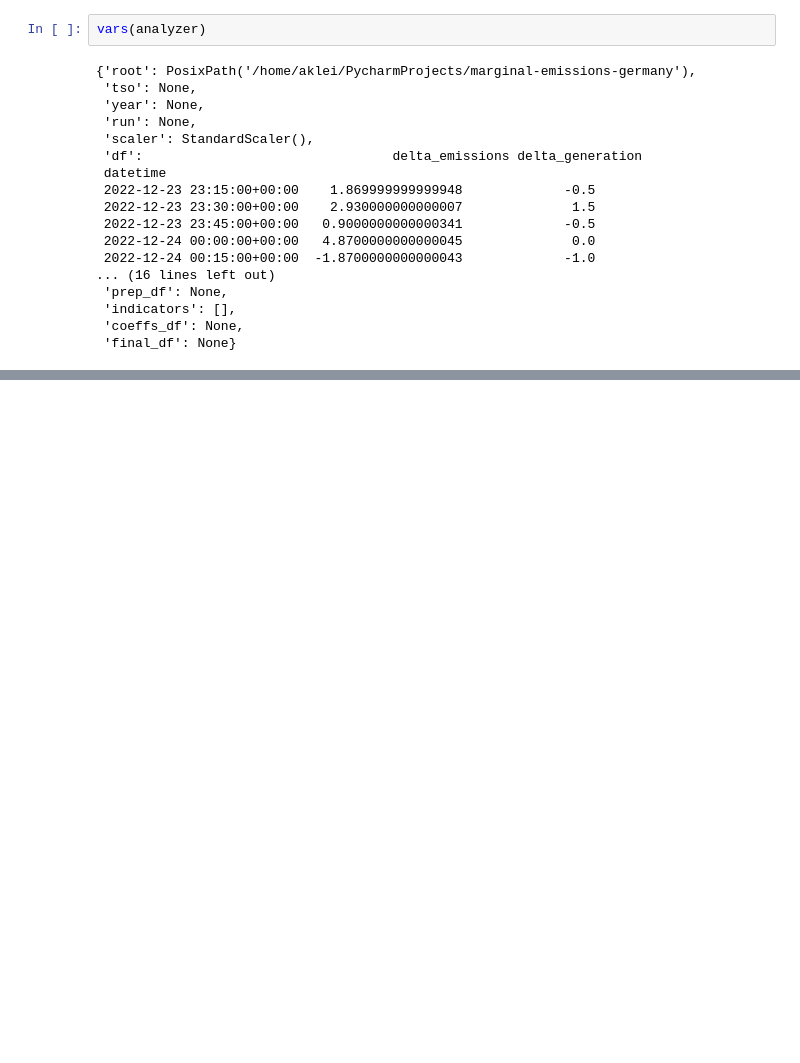
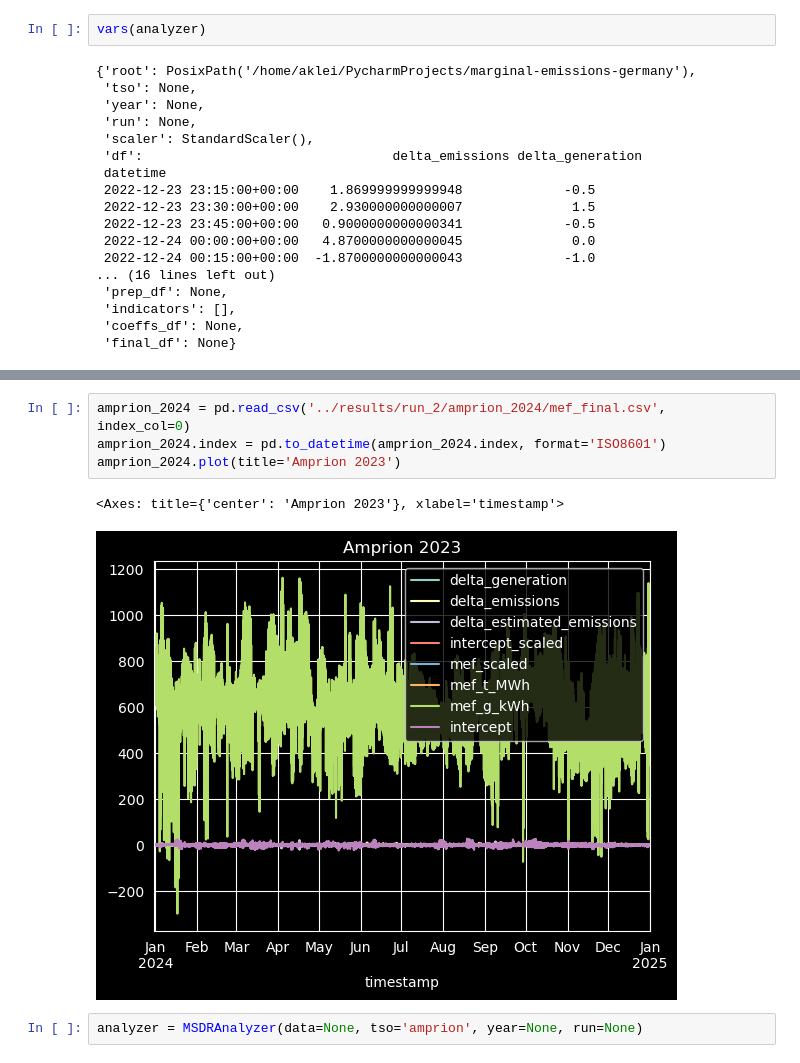
Before and after one commit to AK960/marginal-emissions-germany, a Jupyter notebook: notebooks/msdr_test.ipynb, the cells around one changed output, grey strips where cells are left out. Saved outputs shown, nothing was run; the diff lists cells and outputs as text; blank space fills up the shorter version.

```diff
--- a/notebooks/msdr_test.ipynb
+++ b/notebooks/msdr_test.ipynb
@@ -61,0 +83,9 @@ analyzer.plot_over_time(
+# %%
+amprion_2024 = pd.read_csv('../results/run_2/amprion_2024/mef_final.csv', index_col=0)
+amprion_2024.index = pd.to_datetime(amprion_2024.index, format='ISO8601')
+amprion_2024.plot(title='Amprion 2023')
+# %% [output]
+<Axes: title={'center': 'Amprion 2023'}, xlabel='timestamp'>
+[figure, added]
+# %%
+analyzer = MSDRAnalyzer(data=None, tso='amprion', year=None, run=None)
```
Also changed, not shown: parts of 28 cells of this notebook, 19 other files.
